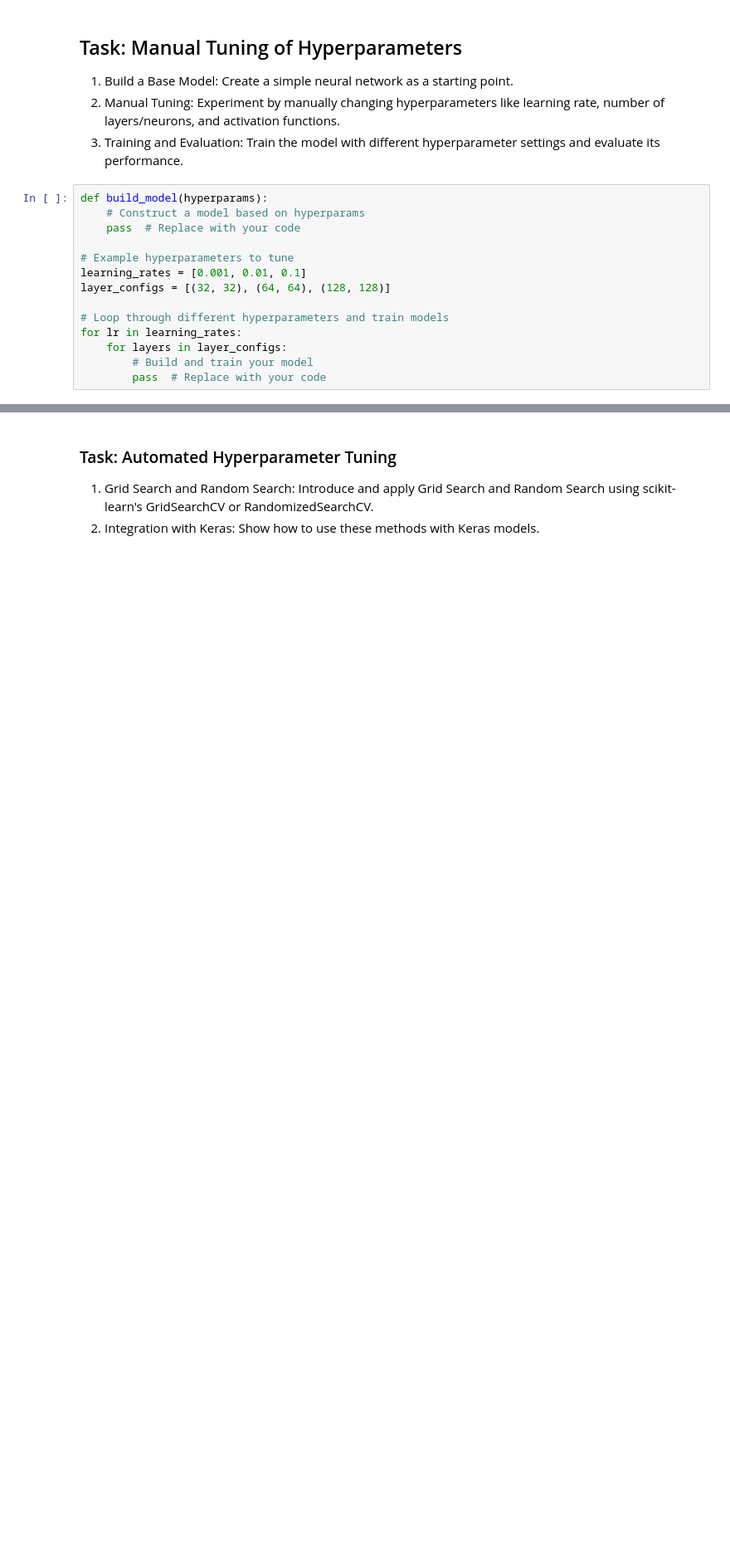
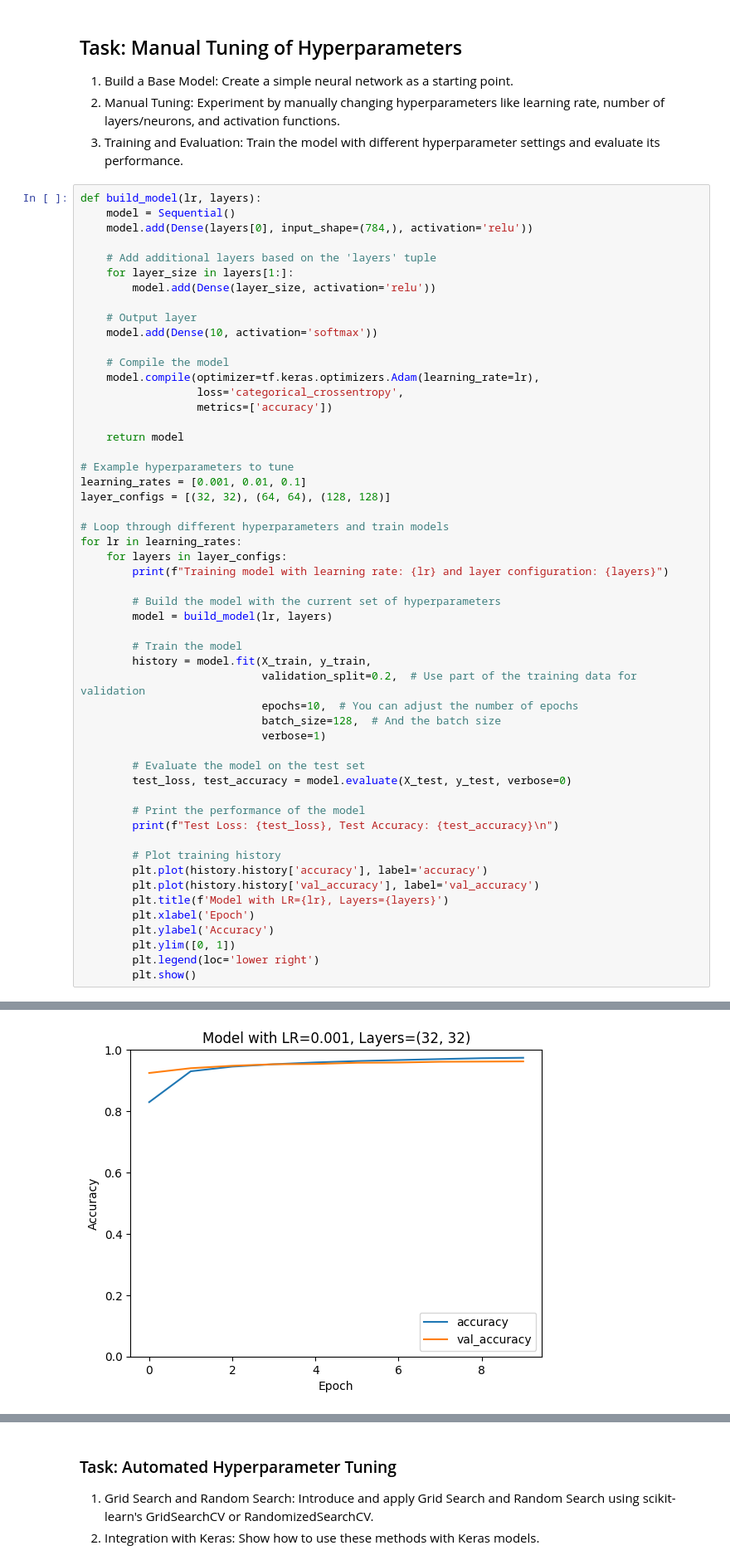
Before and after one commit to Rufshod/Deep-Learning-Alexander, a Jupyter notebook: Exercises/Hyperparameter_tuning.ipynb, the cells around one changed output, grey strips where cells are left out. Shown at 83% size. Cells and saved outputs as stored; diff of their text form; blank space fills up the shorter version.

```diff
--- a/Exercises/Hyperparameter_tuning.ipynb
+++ b/Exercises/Hyperparameter_tuning.ipynb
@@ -26,9 +28,23 @@ y_train, y_test = to_categorical(y_train, 10), to_categorical(y_test, 10)
 2. Manual Tuning: Experiment by manually changing hyperparameters like learning rate, number of layers/neurons, and activation functions.
 3. Training and Evaluation: Train the model with different hyperparameter settings and evaluate its performance.
 # %%
-def build_model(hyperparams):
-    # Construct a model based on hyperparams
-    pass  # Replace with your code
+def build_model(lr, layers):
+    model = Sequential()
+    model.add(Dense(layers[0], input_shape=(784,), activation='relu'))
+
+    # Add additional layers based on the 'layers' tuple
+    for layer_size in layers[1:]:
+        model.add(Dense(layer_size, activation='relu'))
+
+    # Output layer
+    model.add(Dense(10, activation='softmax'))
+
+    # Compile the model
+    model.compile(optimizer=tf.keras.optimizers.Adam(learning_rate=lr),
+                  loss='categorical_crossentropy',
+                  metrics=['accuracy'])
+
+    return model
 
 # Example hyperparameters to tune
 learning_rates = [0.001, 0.01, 0.1]
@@ -37,5 +53,31 @@ layer_configs = [(32, 32), (64, 64), (128, 128)]
 # Loop through different hyperparameters and train models
 for lr in learning_rates:
     for layers in layer_configs:
-        # Build and train your model
-        pass  # Replace with your code
+        print(f"Training model with learning rate: {lr} and layer configuration: {layers}")
+
+        # Build the model with the current set of hyperparameters
+        model = build_model(lr, layers)
+
+        # Train the model
+        history = model.fit(X_train, y_train,
+                            validation_split=0.2,  # Use part of the training data for validation
+                            epochs=10,  # You can adjust the number of epochs
+                            batch_size=128,  # And the batch size
+                            verbose=1)
+
+        # Evaluate the model on the test set
+        test_loss, test_accuracy = model.evaluate(X_test, y_test, verbose=0)
+
+        # Print the performance of the model
+        print(f"Test Loss: {test_loss}, Test Accuracy: {test_accuracy}\n")
+
+        # Plot training history
+        plt.plot(history.history['accuracy'], label='accuracy')
+        plt.plot(history.history['val_accuracy'], label='val_accuracy')
+        plt.title(f'Model with LR={lr}, Layers={layers}')
+        plt.xlabel('Epoch')
+        plt.ylabel('Accuracy')
+        plt.ylim([0, 1])
+        plt.legend(loc='lower right')
+        plt.show()
+# %% [output]
@@ -41,0 +101 @@ for lr in learning_rates:
+[figure, added]
```
Also changed, not shown: parts of 5 cells of this notebook, 4 other files.
